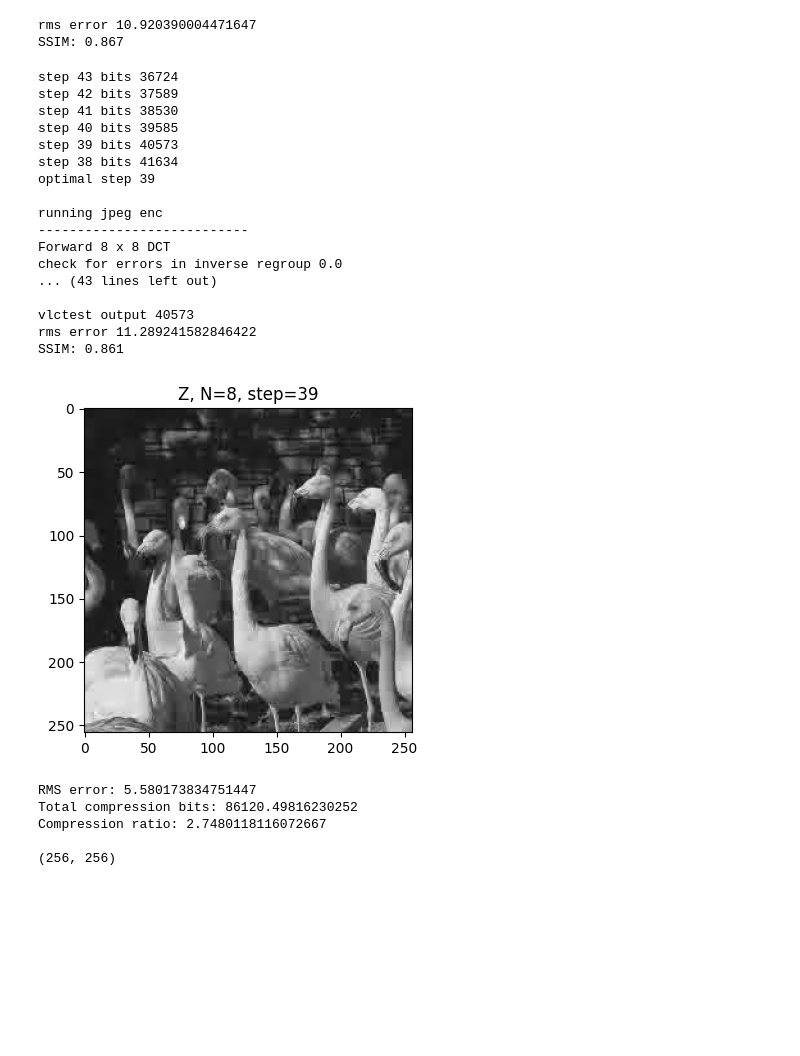
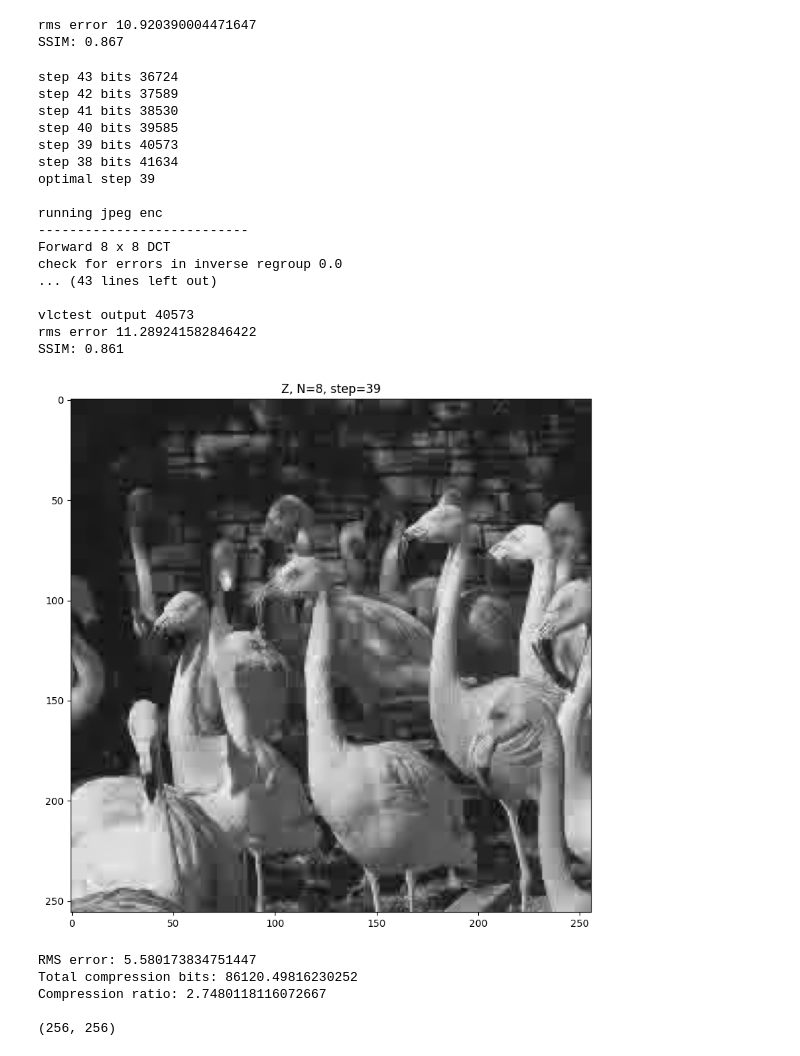
Before and after one commit to AndrewKeYanzhe/cued_sf2_lab-master, a Jupyter notebook: 12-huffman_2LayerDCT.ipynb, the cells around one changed output. Cells and saved outputs as stored; diff of their text form; code cells hidden in the pictures; blank space fills up the shorter version.

```diff
--- a/12-huffman_2LayerDCT.ipynb
+++ b/12-huffman_2LayerDCT.ipynb
@@ -420,7 +420,7 @@ print("bits for hufftab",bits_for_hufftab)
 print("total bits:",bits_for_coded_image+bits_for_hufftab,"\n")
 
 
-Z = jpegdec(vlc, optimal_step_size, N=N, M=M,dcbits=8, levels=2.1, plot_graphs=False)
+Z = jpegdec(vlc, optimal_step_size, N=N, M=M,dcbits=8, levels=2.1, plot_graphs=False, reduce_pixellation_using_sobel=True)
 print("vlctest output", vlctest(vlc))
 
 print("rms error",np.std(X-Z))
@@ -429,35 +429,35 @@ print("rms error",np.std(X-Z))
 
 ssim_index = calculate_ssim( X , Z)
 print(f"SSIM: {ssim_index:.3f}")
 
-fig, ax = plt.subplots(figsize=(4,4))  # Adjust the figure size as needed
+fig, ax = plt.subplots(figsize=(8,8))  # Adjust the figure size as needed
 
 
 # Plot the block matrix
 im_obj = ax.imshow(Z, aspect='auto', cmap='gray')
 ax.set_title(f"Z, N={N}, step={optimal_step_size}")
 
 plt.tight_layout()  # Adjust the layout
 plt.show()
 # %% [output]
 step 43 bits 36724
 step 42 bits 37589
 step 41 bits 38530
 step 40 bits 39585
 step 39 bits 40573
 step 38 bits 41634
 optimal step 39
 
 running jpeg enc
 ---------------------------
 Forward 8 x 8 DCT
 check for errors in inverse regroup 0.0
 ... (43 lines left out)
 
 vlctest output 40573
 rms error 11.289241582846422
 SSIM: 0.861
-[figure, old version]
+[figure, new version]
 # %%
 # try lbt
 
```
Also changed, not shown: 1 other file.
